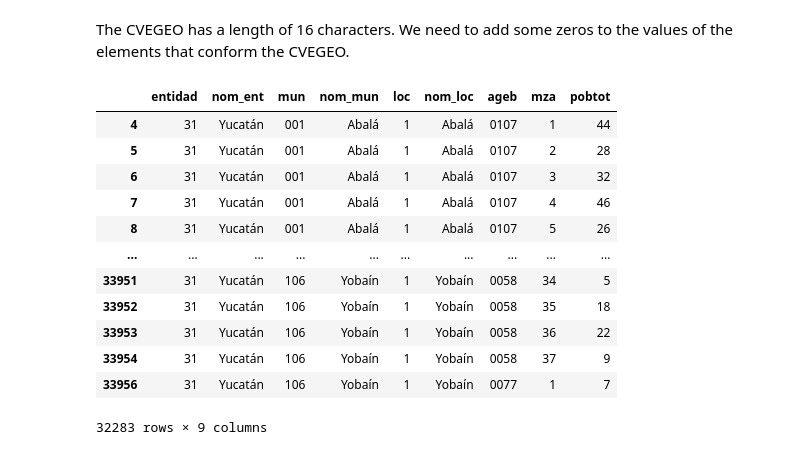
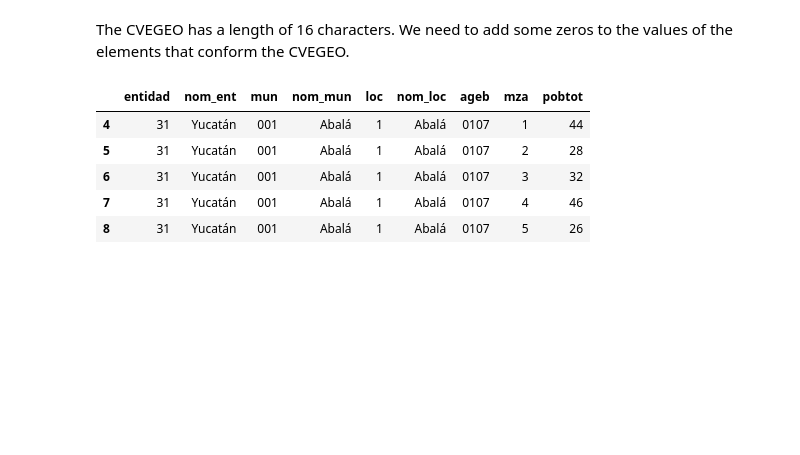
Before and after one commit to gperaza/road-network, a Jupyter notebook: notebooks/working with geodataframes.ipynb, the cells around one changed output. Saved outputs shown, nothing was run; the diff lists cells and outputs as text; code cells hidden in the pictures; blank space fills up the shorter version.

```diff
--- a/notebooks/working with geodataframes.ipynb
+++ b/notebooks/working with geodataframes.ipynb
@@ -388,18 +388,11 @@ The CVEGEO has a length of 16 characters. We need to add some zeros to the value
 # %%
 yucatan_censo['mun'] = yucatan_censo['mun'].apply(lambda x: '{0:0>3}'.format(x))
 # %%
-yucatan_censo
+yucatan_censo.head()
 # %% [output]
 |  | entidad | nom_ent | mun | nom_mun | loc | nom_loc | ageb | mza | pobtot |
 | 4 | 31 | Yucatán | 001 | Abalá | 1 | Abalá | 0107 | 1 | 44 |
 | 5 | 31 | Yucatán | 001 | Abalá | 1 | Abalá | 0107 | 2 | 28 |
 | 6 | 31 | Yucatán | 001 | Abalá | 1 | Abalá | 0107 | 3 | 32 |
 | 7 | 31 | Yucatán | 001 | Abalá | 1 | Abalá | 0107 | 4 | 46 |
 | 8 | 31 | Yucatán | 001 | Abalá | 1 | Abalá | 0107 | 5 | 26 |
-| ... | ... | ... | ... | ... | ... | ... | ... | ... | ... |
-| 33951 | 31 | Yucatán | 106 | Yobaín | 1 | Yobaín | 0058 | 34 | 5 |
-| 33952 | 31 | Yucatán | 106 | Yobaín | 1 | Yobaín | 0058 | 35 | 18 |
-| 33953 | 31 | Yucatán | 106 | Yobaín | 1 | Yobaín | 0058 | 36 | 22 |
-| 33954 | 31 | Yucatán | 106 | Yobaín | 1 | Yobaín | 0058 | 37 | 9 |
-| 33956 | 31 | Yucatán | 106 | Yobaín | 1 | Yobaín | 0077 | 1 | 7 |
-32283 rows × 9 columns
```
